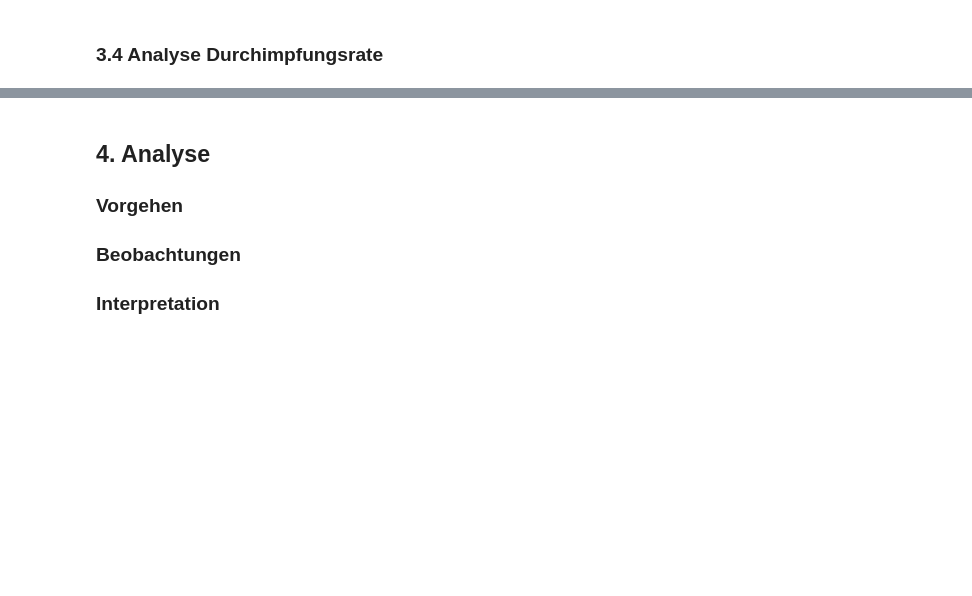
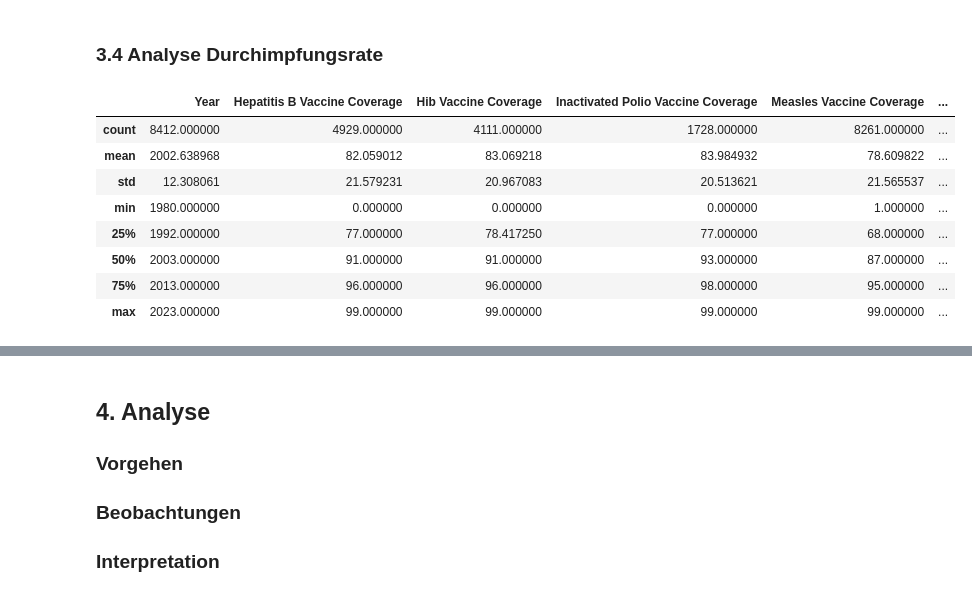
Before and after one commit to gandlea/LN-2-HS2025, a Jupyter notebook: Leistungsnachweis.ipynb, the cells around one changed output, grey strips where cells are left out. Saved outputs shown, nothing was run; the diff lists cells and outputs as text; code cells hidden in the pictures; blank space fills up the shorter version.

```diff
--- a/Leistungsnachweis.ipynb
+++ b/Leistungsnachweis.ipynb
@@ -294,2 +352,14 @@ Land nahe am Medianwert: Malawi
 # %% [markdown]
 ### 3.4 Analyse Durchimpfungsrate
+# %%
+rename_df.describe()
+# %% [output]
+|  | Year | Hepatitis B Vaccine Coverage | Hib Vaccine Coverage | Inactivated Polio Vaccine Coverage | Measles Vaccine Coverage | ... |
+| count | 8412.000000 | 4929.000000 | 4111.000000 | 1728.000000 | 8261.000000 | ... |
+| mean | 2002.638968 | 82.059012 | 83.069218 | 83.984932 | 78.609822 | ... |
+| std | 12.308061 | 21.579231 | 20.967083 | 20.513621 | 21.565537 | ... |
+| min | 1980.000000 | 0.000000 | 0.000000 | 0.000000 | 1.000000 | ... |
+| 25% | 1992.000000 | 77.000000 | 78.417250 | 77.000000 | 68.000000 | ... |
+| 50% | 2003.000000 | 91.000000 | 91.000000 | 93.000000 | 87.000000 | ... |
+| 75% | 2013.000000 | 96.000000 | 96.000000 | 98.000000 | 95.000000 | ... |
+| max | 2023.000000 | 99.000000 | 99.000000 | 99.000000 | 99.000000 | ... |
```
Also changed, not shown: parts of 9 cells of this notebook.
